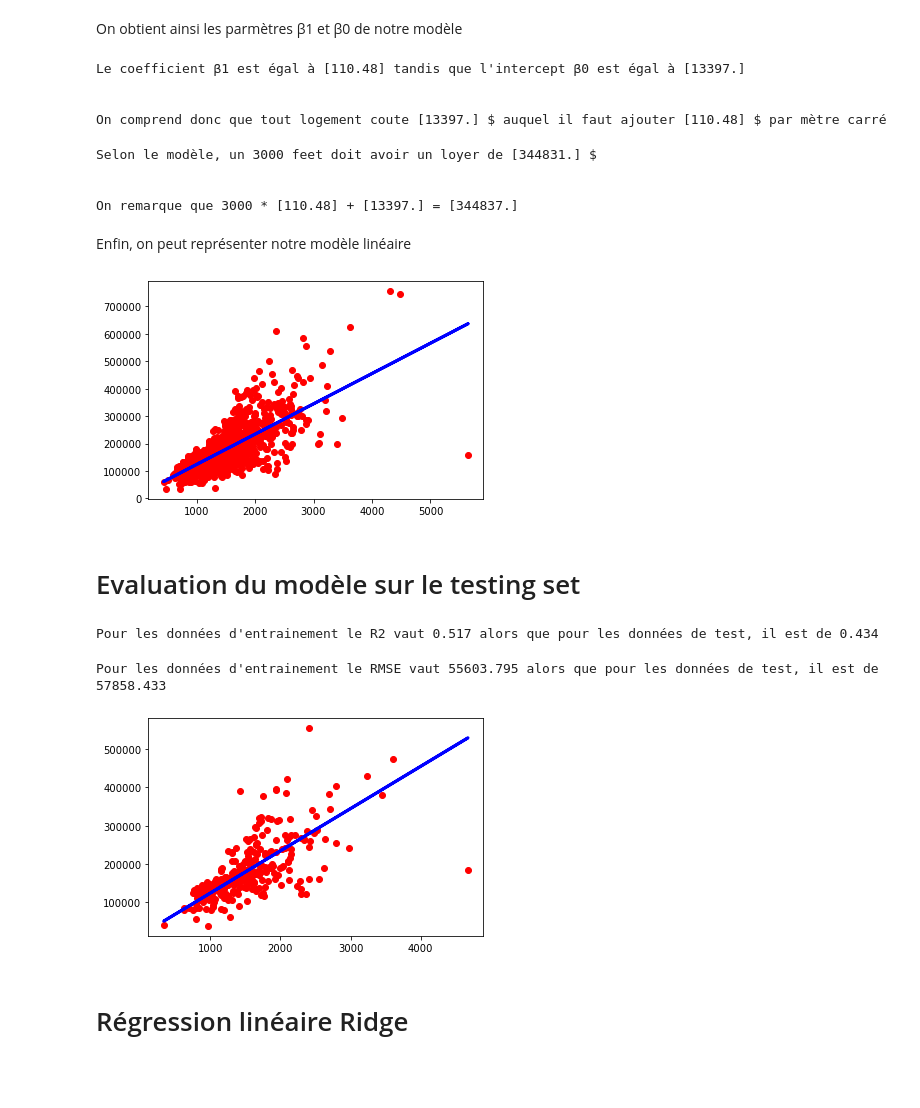
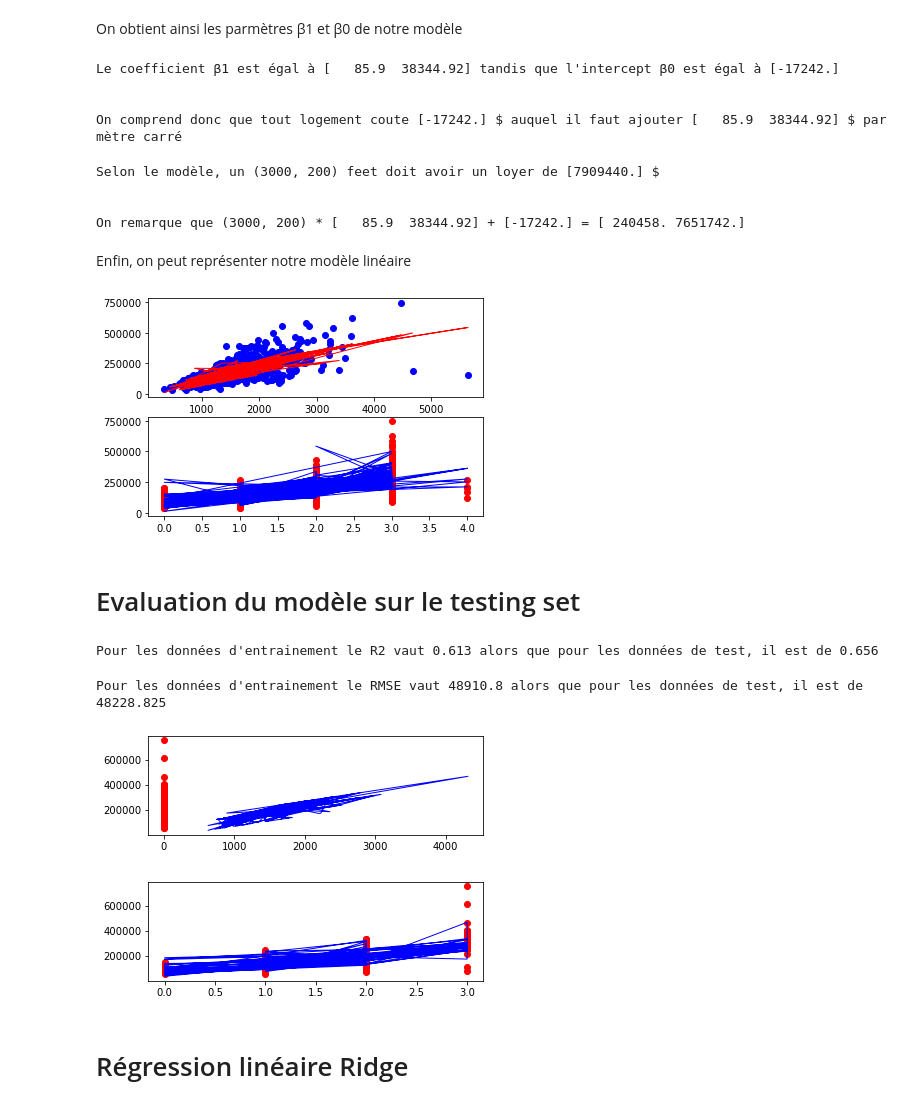
Before and after one commit to camillesauer/eda_maison, a Jupyter notebook: eda_maison.ipynb, the cells around one changed output. Cells and saved outputs as stored; diff of their text form; code cells hidden in the pictures; blank space fills up the shorter version.

```diff
--- a/eda_maison.ipynb
+++ b/eda_maison.ipynb
@@ -307,7 +307,7 @@ Au vu du nombre de valeurs, je n'ai pas besoin de prélever un échantillon.
 # %%
 y = df_house[['SalePrice']]
 # %%
-X = df_house[['GrLivArea']]
+X = df_house[['GrLivArea', 'GarageCars']]
 # %% [markdown]
 Je définis ma variable cible et explicative
 # %% [markdown]
@@ -338,13 +338,16 @@ print("\n")
 print("On comprend donc que tout logement coute {} $ auquel il faut ajouter {} $ par mètre carré"
      .format(np.round(regr.intercept_),np.round(regr.coef_[0],2)))
 # %% [output]
-Le coefficient β1 est égal à [110.48] tandis que l'intercept β0 est égal à [13397.]
+Le coefficient β1 est égal à [   85.9  38344.92] tandis que l'intercept β0 est égal à [-17242.]
 
 
-On comprend donc que tout logement coute [13397.] $ auquel il faut ajouter [110.48] $ par mètre carré
+On comprend donc que tout logement coute [-17242.] $ auquel il faut ajouter [   85.9  38344.92] $ par mètre carré
 # %%
-x_to_predict = 3000
-x_df =  pd.DataFrame({'surface': [x_to_predict]})
+x_to_predict = (3000, 200)
+x_df =  pd.DataFrame({'var_1': [x_to_predict[0]], 'var_2':[x_to_predict[1]]})
+
+# x_to_predict = (1556,441,7,2)
+# x_df =  pd.DataFrame({'surface': [x_to_predict[0]],
 
 print("Selon le modèle, un {} feet doit avoir un loyer de {} $"
       .format(x_to_predict, np.round(regr.predict(x_df)[0])))
@@ -355,23 +358,24 @@ print ("On remarque que {} * {} + {} = {}"
        .format(x_to_predict,np.round(regr.coef_[0],2),np.round(regr.intercept_),
                x_to_predict*np.round(regr.coef_[0],2)+np.round(regr.intercept_)))
 # %% [output]
-Selon le modèle, un 3000 feet doit avoir un loyer de [344831.] $
+Selon le modèle, un (3000, 200) feet doit avoir un loyer de [7909440.] $
 
 
-On remarque que 3000 * [110.48] + [13397.] = [344837.]
+On remarque que (3000, 200) * [   85.9  38344.92] + [-17242.] = [ 240458. 7651742.]
 # %% [markdown]
 Enfin, on peut représenter notre modèle linéaire
 # %%
 ytrainpred = regr.predict(xtrain)
 
+plt.subplot(2,1,1)
+plt.scatter(xtrain.GrLivArea, ytrain, color='blue')
+plt.plot(xtrain.GrLivArea, ytrainpred, color='red', linewidth=1)
 
-# Plot outputs
-plt.scatter(xtrain, ytrain,  color='red')
-plt.plot(xtrain, ytrainpred, color='blue', linewidth=3)
-
-plt.show()
+plt.subplot(2,1,2)
+plt.scatter(xtrain.GarageCars, ytrain, color='red')
+plt.plot(xtrain.GarageCars, ytrainpred, color='blue', linewidth=1);
 # %% [output]
-[figure, old version]
+[figure, new version]
 # %% [markdown]
 # Evaluation du modèle sur le testing set
 # %%
@@ -383,21 +387,27 @@ ytestpred = regr.predict(xtest)
 print ("Pour les données d'entrainement le R2 vaut {} alors que pour les données de test, il est de {}"
       .format(np.round(r2_score(ytrain, ytrainpred),3), np.round(r2_score(ytest, ytestpred),3)))
 # %% [output]
-Pour les données d'entrainement le R2 vaut 0.517 alors que pour les données de test, il est de 0.434
+Pour les données d'entrainement le R2 vaut 0.613 alors que pour les données de test, il est de 0.656
 # %%
 print ("Pour les données d'entrainement le RMSE vaut {} alors que pour les données de test, il est de {}"
       .format(round(mean_squared_error(ytrain, ytrainpred, squared=False),3),
               round(mean_squared_error(ytest, ytestpred, squared=False),3)))
 # %% [output]
-Pour les données d'entrainement le RMSE vaut 55603.795 alors que pour les données de test, il est de 57858.433
+Pour les données d'entrainement le RMSE vaut 48910.8 alors que pour les données de test, il est de 48228.825
 # %%
-# Plot outputs
-plt.scatter(xtest, ytest,  color='red')
-plt.plot(xtest, ytestpred, color='blue', linewidth=3)
+plt.subplot(2,1,2)
+plt.scatter(xtest.GarageCars, ytest, color='red')
+plt.plot(xtest.GrLivArea, ytestpred, color='blue', linewidth=1)
 
 plt.show()
+plt.subplot(2,1,2)
+plt.scatter(xtest.GarageCars, ytest, color='red')
+plt.plot(xtest.GarageCars, ytestpred, color='blue', linewidth=1)
+
+plt.show()
 # %% [output]
-[figure, old version]
+[figure, new version]
+[figure, added]
 # %% [markdown]
 # Régression linéaire Ridge
 # %%
```
Also changed, not shown: parts of 18 cells of this notebook.
